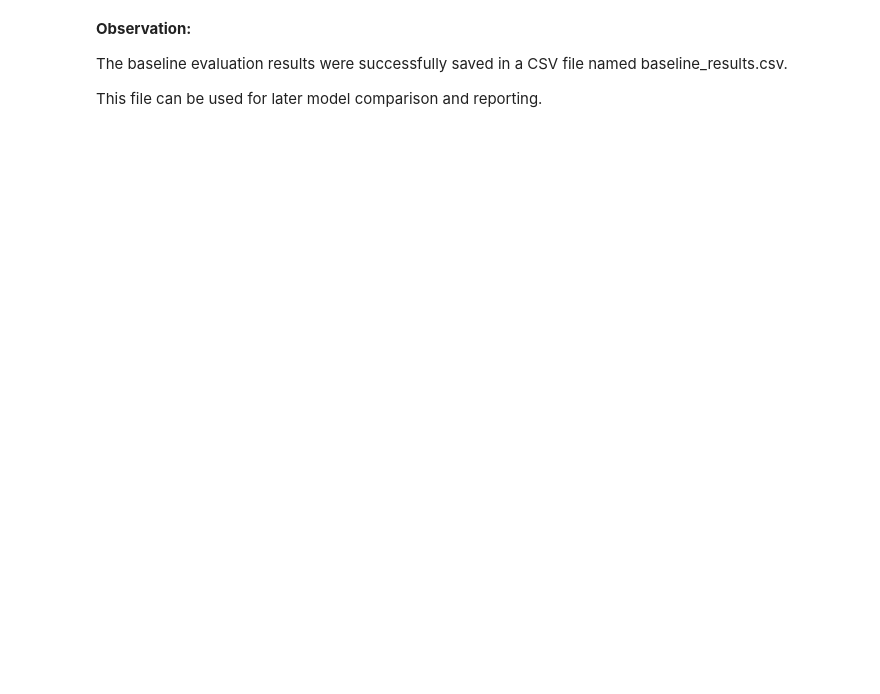
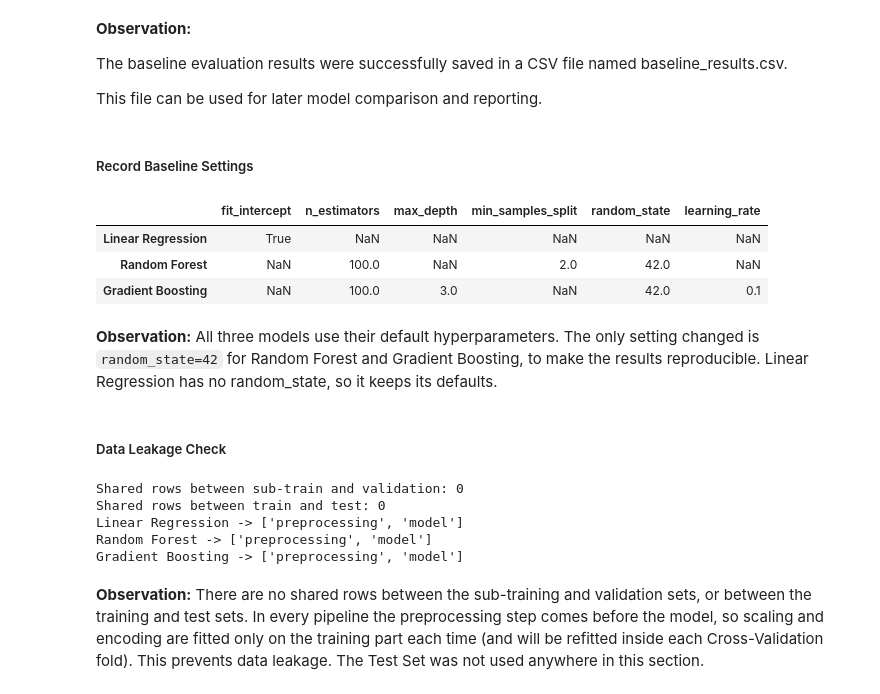
Before and after one commit to samaaali76/Task1-machine-learning, a Jupyter notebook: Notebook.ipynb, the cells around one changed output. Drawn from its saved outputs; the diff is of its cells as text; code cells hidden in the pictures; blank space fills up the shorter version.

```diff
--- a/Notebook.ipynb
+++ b/Notebook.ipynb
@@ -1737,3 +1744,42 @@ The baseline evaluation results were successfully saved
 in a CSV file named baseline_results.csv.
 
 This file can be used for later model comparison and reporting.
+# %% [markdown]
+##### Record Baseline Settings
+# %%
+key_params = {
+    "Linear Regression": ["fit_intercept"],
+    "Random Forest": ["n_estimators", "max_depth", "min_samples_split", "random_state"],
+    "Gradient Boosting": ["n_estimators", "learning_rate", "max_depth", "random_state"]
+}
+
+baseline_settings = {}
+for name, pipeline in pipelines.items():
+    all_params = pipeline.named_steps["model"].get_params()
+    baseline_settings[name] = {p: all_params[p] for p in key_params[name]}
+
+baseline_settings_df = pd.DataFrame(baseline_settings).T
+baseline_settings_df
+# %% [output]
+|  | fit_intercept | n_estimators | max_depth | min_samples_split | random_state | learning_rate |
+| Linear Regression | True | NaN | NaN | NaN | NaN | NaN |
+| Random Forest | NaN | 100.0 | NaN | 2.0 | 42.0 | NaN |
+| Gradient Boosting | NaN | 100.0 | 3.0 | NaN | 42.0 | 0.1 |
+# %% [markdown]
+**Observation:** All three models use their default hyperparameters. The only setting changed is `random_state=42` for Random Forest and Gradient Boosting, to make the results reproducible. Linear Regression has no random_state, so it keeps its defaults.
+# %% [markdown]
+##### Data Leakage Check
+# %%
+print("Shared rows between sub-train and validation:", len(X_subtrain.index.intersection(X_val.index)))
+print("Shared rows between train and test:", len(X_train.index.intersection(X_test.index)))
+
+for name, pipeline in pipelines.items():
+    print(name, "->", [step_name for step_name, _ in pipeline.steps])
+# %% [output]
+Shared rows between sub-train and validation: 0
+Shared rows between train and test: 0
+Linear Regression -> ['preprocessing', 'model']
+Random Forest -> ['preprocessing', 'model']
+Gradient Boosting -> ['preprocessing', 'model']
+# %% [markdown]
+**Observation:** There are no shared rows between the sub-training and validation sets, or between the training and test sets. In every pipeline the preprocessing step comes before the model, so scaling and encoding are fitted only on the training part each time (and will be refitted inside each Cross-Validation fold). This prevents data leakage. The Test Set was not used anywhere in this section.
```
Also changed, not shown: parts of 9 cells of this notebook, 2 other files.
